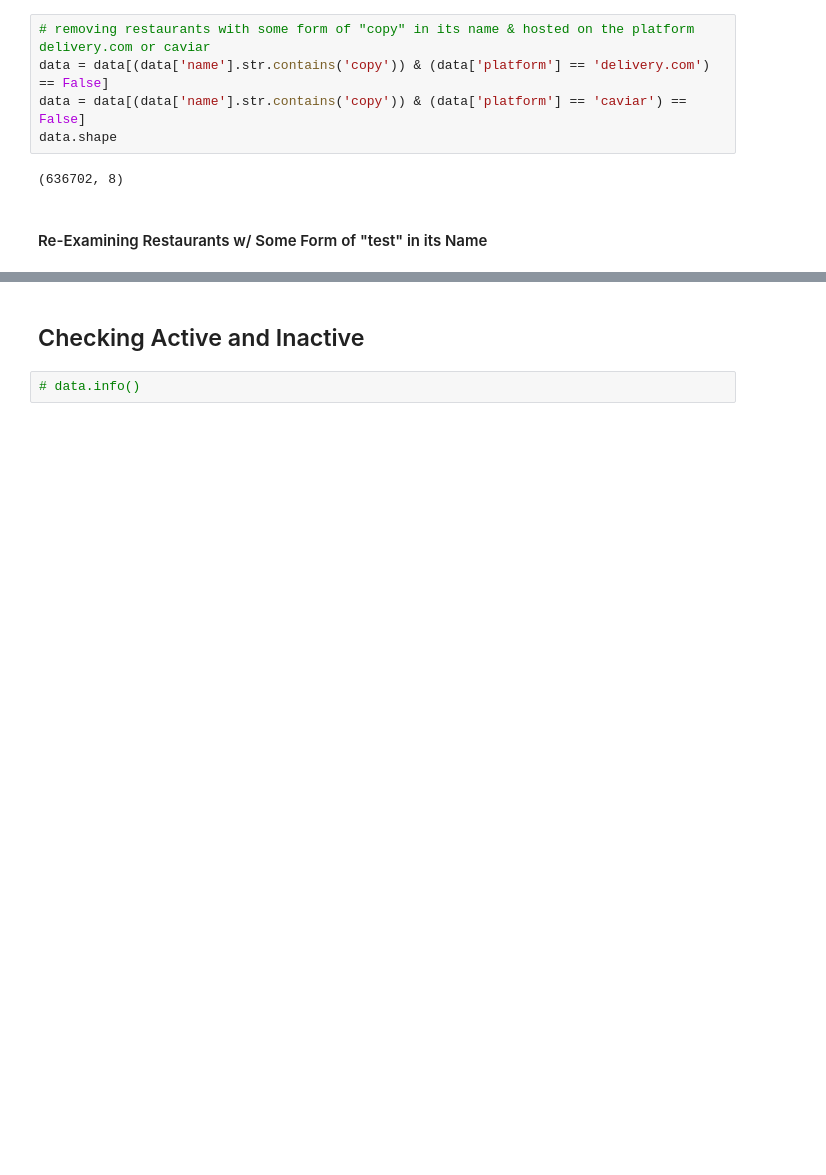
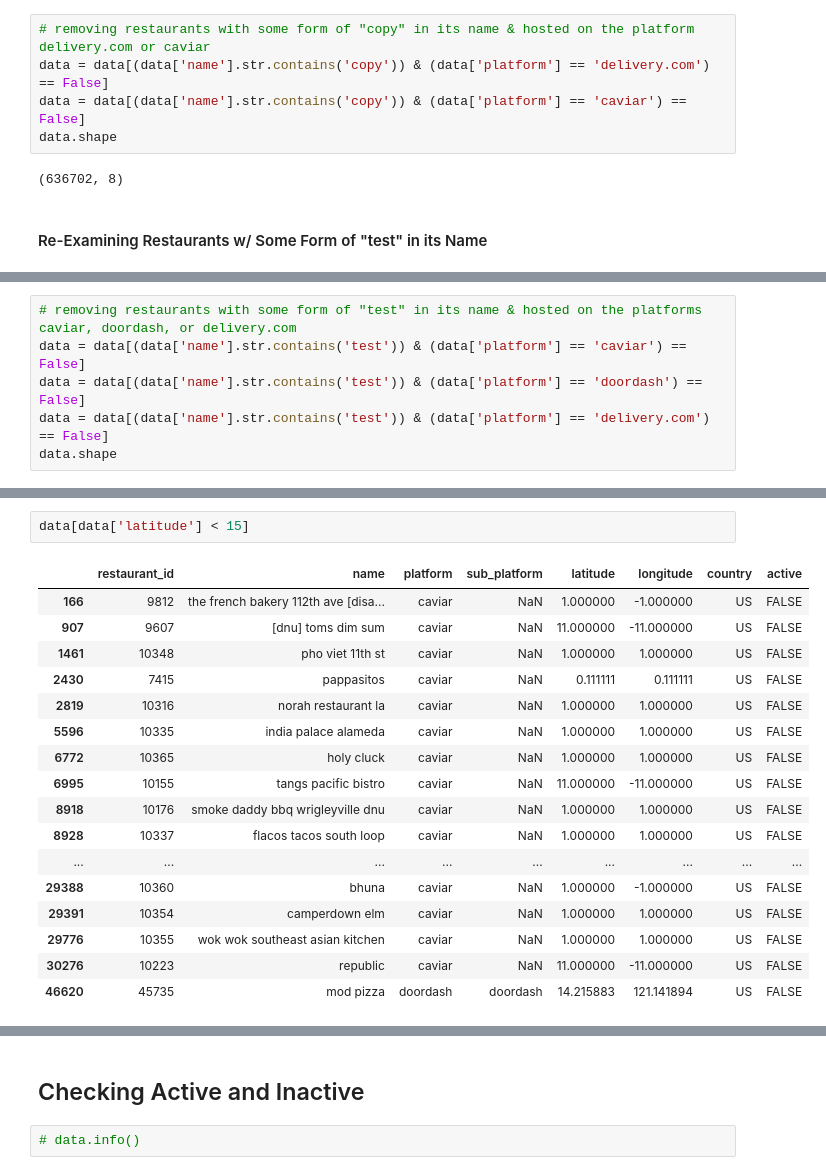
Before and after one commit to Junxchung/Estimating-the-Size-of-the-Online-Food-Ordering-Market, a Jupyter notebook: Otter Case Study Challenge.ipynb, the cells around one changed output, grey strips where cells are left out. Drawn from its saved outputs; the diff is of its cells as text; blank space fills up the shorter version.

```diff
--- a/Otter Case Study Challenge.ipynb
+++ b/Otter Case Study Challenge.ipynb
@@ -955,0 +1089,6 @@ data[data['name'].str.contains('test')]
+# %%
+# removing restaurants with some form of "test" in its name & hosted on the platforms caviar, doordash, or delivery.com
+data = data[(data['name'].str.contains('test')) & (data['platform'] == 'caviar') == False]
+data = data[(data['name'].str.contains('test')) & (data['platform'] == 'doordash') == False]
+data = data[(data['name'].str.contains('test')) & (data['platform'] == 'delivery.com') == False]
+data.shape
@@ -955,0 +1103,20 @@ data[data['name'].str.contains('test')]
+# %%
+data[data['latitude'] < 15]
+# %% [output]
+|  | restaurant_id | name | platform | sub_platform | latitude | longitude | country | active |
+| 166 | 9812 | the french bakery 112th ave [disa... | caviar | NaN | 1.000000 | -1.000000 | US | FALSE |
+| 907 | 9607 | [dnu] toms dim sum | caviar | NaN | 11.000000 | -11.000000 | US | FALSE |
+| 1461 | 10348 | pho viet 11th st | caviar | NaN | 1.000000 | 1.000000 | US | FALSE |
+| 2430 | 7415 | pappasitos | caviar | NaN | 0.111111 | 0.111111 | US | FALSE |
+| 2819 | 10316 | norah restaurant la | caviar | NaN | 1.000000 | 1.000000 | US | FALSE |
+| 5596 | 10335 | india palace alameda | caviar | NaN | 1.000000 | 1.000000 | US | FALSE |
+| 6772 | 10365 | holy cluck | caviar | NaN | 1.000000 | 1.000000 | US | FALSE |
+| 6995 | 10155 | tangs pacific bistro | caviar | NaN | 11.000000 | -11.000000 | US | FALSE |
+| 8918 | 10176 | smoke daddy bbq wrigleyville dnu | caviar | NaN | 1.000000 | 1.000000 | US | FALSE |
+| 8928 | 10337 | flacos tacos south loop | caviar | NaN | 1.000000 | 1.000000 | US | FALSE |
+| ... | ... | ... | ... | ... | ... | ... | ... | ... |
+| 29388 | 10360 | bhuna | caviar | NaN | 1.000000 | -1.000000 | US | FALSE |
+| 29391 | 10354 | camperdown elm | caviar | NaN | 1.000000 | 1.000000 | US | FALSE |
+| 29776 | 10355 | wok wok southeast asian kitchen | caviar | NaN | 1.000000 | 1.000000 | US | FALSE |
+| 30276 | 10223 | republic | caviar | NaN | 11.000000 | -11.000000 | US | FALSE |
+| 46620 | 45735 | mod pizza | doordash | doordash | 14.215883 | 121.141894 | US | FALSE |
```
Also changed, not shown: parts of 34 cells of this notebook.
